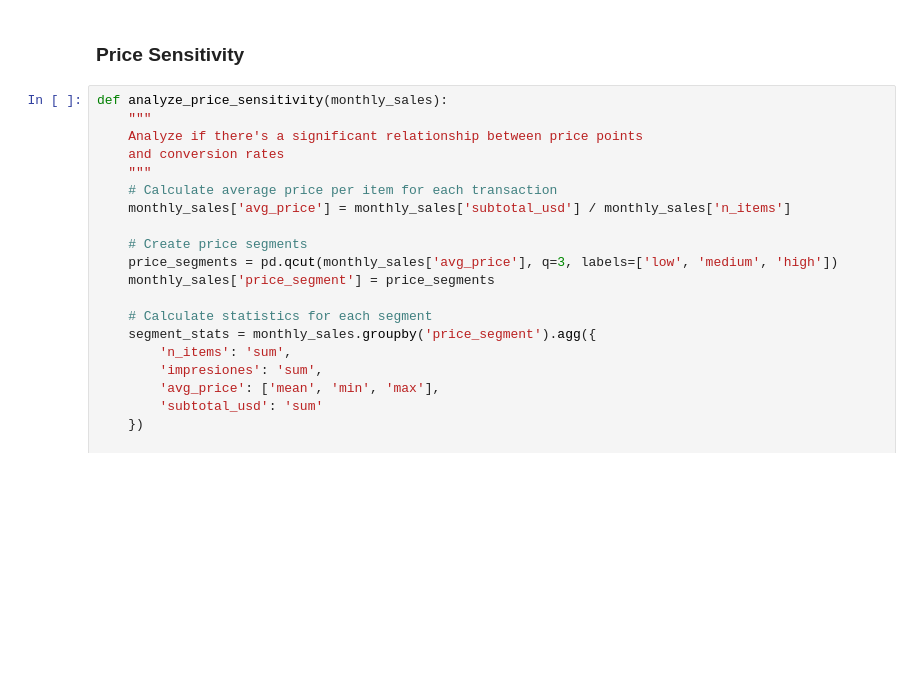
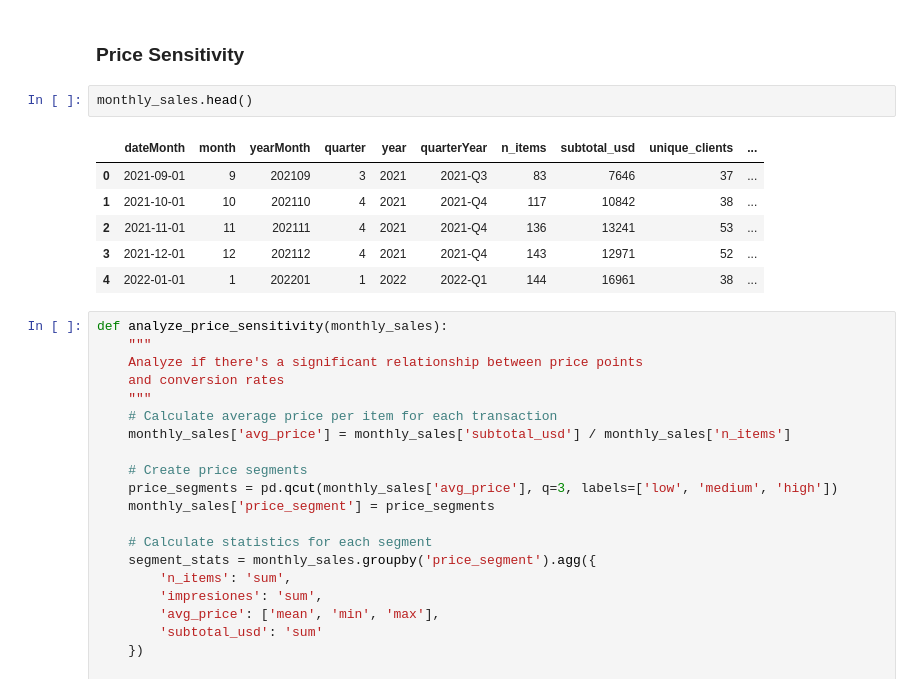
Before and after one commit to nbulygin/homedeco_analysis, a Jupyter notebook: notebooks/02_statistical_tests.ipynb, the cells around one changed output. Cells and saved outputs as stored; diff of their text form; blank space fills up the shorter version.

```diff
--- a/notebooks/02_statistical_tests.ipynb
+++ b/notebooks/02_statistical_tests.ipynb
@@ -332,6 +358,15 @@ Analyze what distinguishes repeat customers (e.g., product categories, price poi
 Set up automated follow-up communications with one-time customers
 # %% [markdown]
 ### Price Sensitivity
+# %%
+monthly_sales.head()
+# %% [output]
+|  | dateMonth | month | yearMonth | quarter | year | quarterYear | n_items | subtotal_usd | unique_clients | ... |
+| 0 | 2021-09-01 | 9 | 202109 | 3 | 2021 | 2021-Q3 | 83 | 7646 | 37 | ... |
+| 1 | 2021-10-01 | 10 | 202110 | 4 | 2021 | 2021-Q4 | 117 | 10842 | 38 | ... |
+| 2 | 2021-11-01 | 11 | 202111 | 4 | 2021 | 2021-Q4 | 136 | 13241 | 53 | ... |
+| 3 | 2021-12-01 | 12 | 202112 | 4 | 2021 | 2021-Q4 | 143 | 12971 | 52 | ... |
+| 4 | 2022-01-01 | 1 | 202201 | 1 | 2022 | 2022-Q1 | 144 | 16961 | 38 | ... |
 # %%
 def analyze_price_sensitivity(monthly_sales):
     """
```
Also changed, not shown: parts of 5 cells of this notebook.
